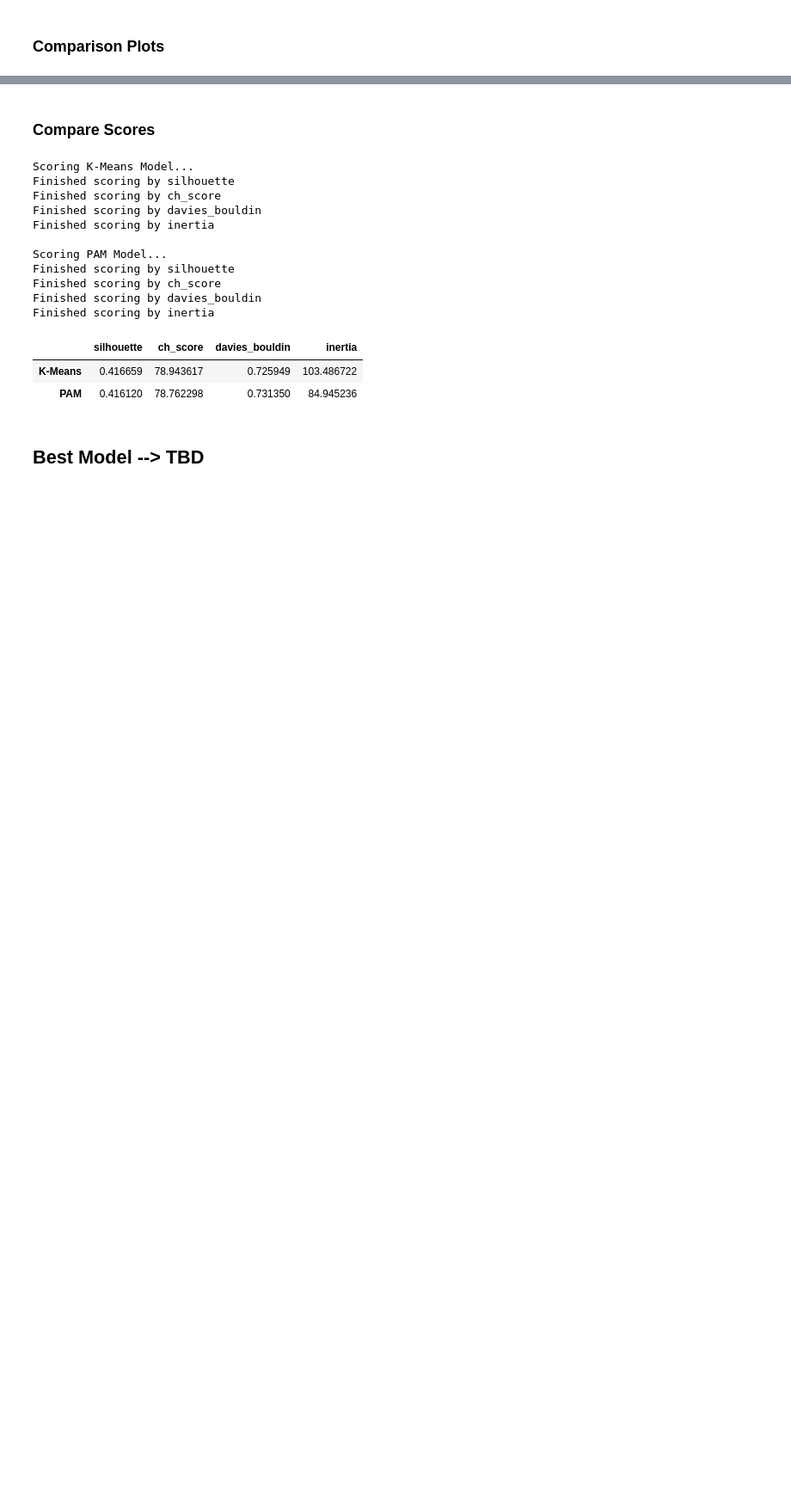
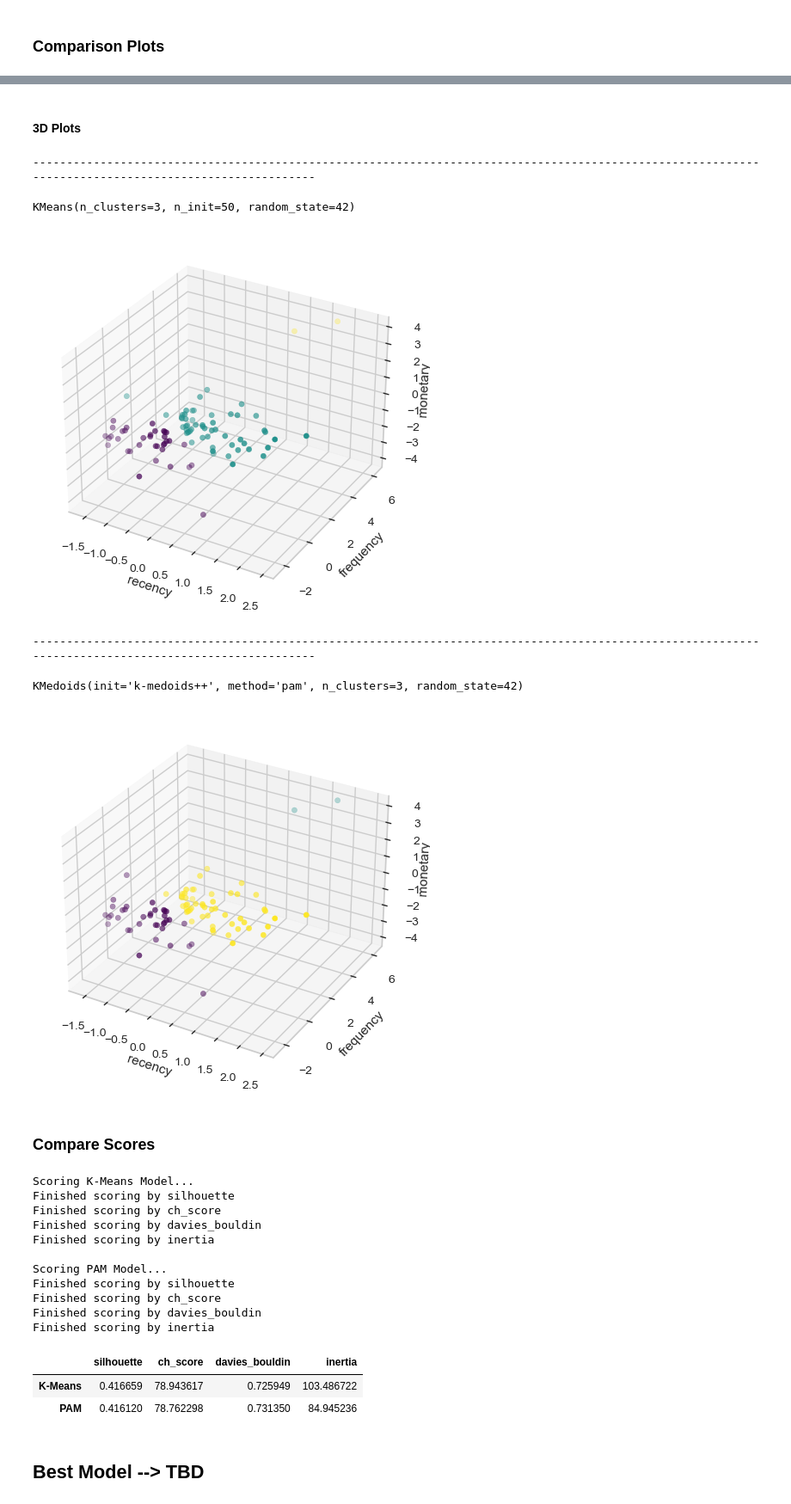
Before and after one commit to brianna-mitri/vehicle-sales-analysis, a Jupyter notebook: analysis/rfm_modeling.ipynb, the cells around one changed output, grey strips where cells are left out. Shown at 86% size. Drawn from its saved outputs; the diff is of its cells as text; code cells hidden in the pictures; blank space fills up the shorter version.

```diff
--- a/analysis/rfm_modeling.ipynb
+++ b/analysis/rfm_modeling.ipynb
@@ -1306,7 +1318,7 @@ for m in top_pam_models:
     get_k_segments(
         model=m,
         scaled_data=scaled_rfm_df,
-        k_values=k_options, metric='silhouette'
+        k_values=[m.n_clusters], metric='silhouette'
     )
     cnt+=1
 # %% [output]
@@ -1339,14 +1351,22 @@ Scores:
 ***Overall: Euclidean model--> winner***
 # %%
 # save top pam model's segments--> euclidean
-display(pam_euclidean_model)
+best_pam_model = pam_euclidean_model
+display(best_pam_model)
 
 pam_df = get_k_segments(
-    model=pam_euclidean_model,
+    model=best_pam_model,
     scaled_data=scaled_rfm_df, og_data=rfm_df,
-    k_values=[pam_euclidean_model.n_clusters],
+    k_values=[best_pam_model.n_clusters],
     metric='silhouette'
 )[0]
+
+pam_3d_plot = get_k_segments(
+    model=best_pam_model,
+    scaled_data=scaled_rfm_df,
+    k_values=[best_pam_model.n_clusters],
+    metric='silhouette'
+)[1]
 # %% [output]
 KMedoids(init='k-medoids++', method='pam', n_clusters=3, random_state=42)
 [{'k': 3, 'score': 0.41611964265077317}]
@@ -1357,0 +1383,6 @@ Best k value = 3 (silhouette score = 0.416)
+# %%
+# display
+top_models = [best_km_model, best_pam_model]
+
+for m in top_models:
+    display(m)
@@ -1410,3 +1416,22 @@ None
+# %% [markdown]
+#### 3D Plots
+# %%
+# show 3d plots with scaled data
+plots_3d = [km_3d_plot, pam_3d_plot]
+
+cnt=0
+for m in top_models:
+    print('-'* 150)
+    display(m)
+    display(plots_3d[cnt])
+    cnt+=1
+# %% [output]
+------------------------------------------------------------------------------------------------------------------------------------------------------
+KMeans(n_clusters=3, n_init=50, random_state=42)
+[figure, added]
+------------------------------------------------------------------------------------------------------------------------------------------------------
+KMedoids(init='k-medoids++', method='pam', n_clusters=3, random_state=42)
+[figure, added]
 # %% [markdown]
 ### Compare Scores
 # %%
```
Also changed, not shown: parts of 8 cells of this notebook.
